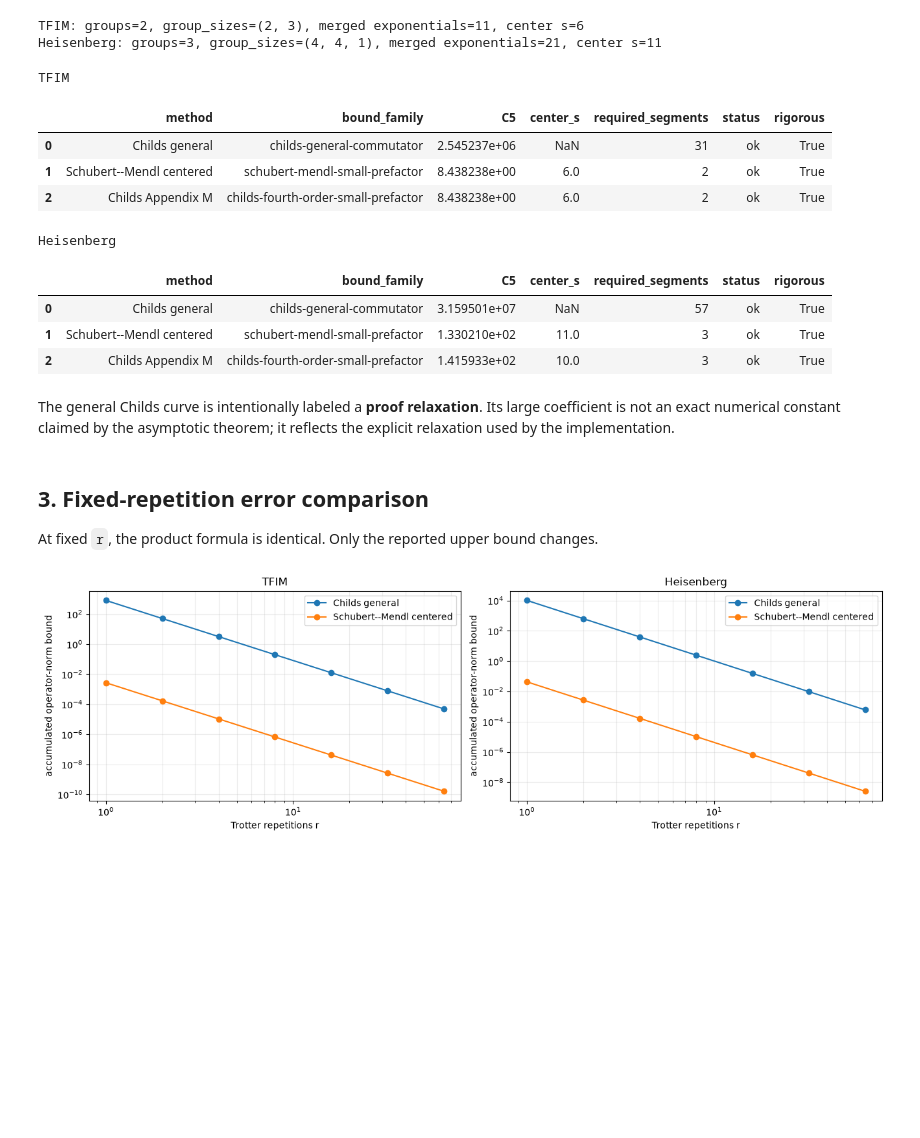
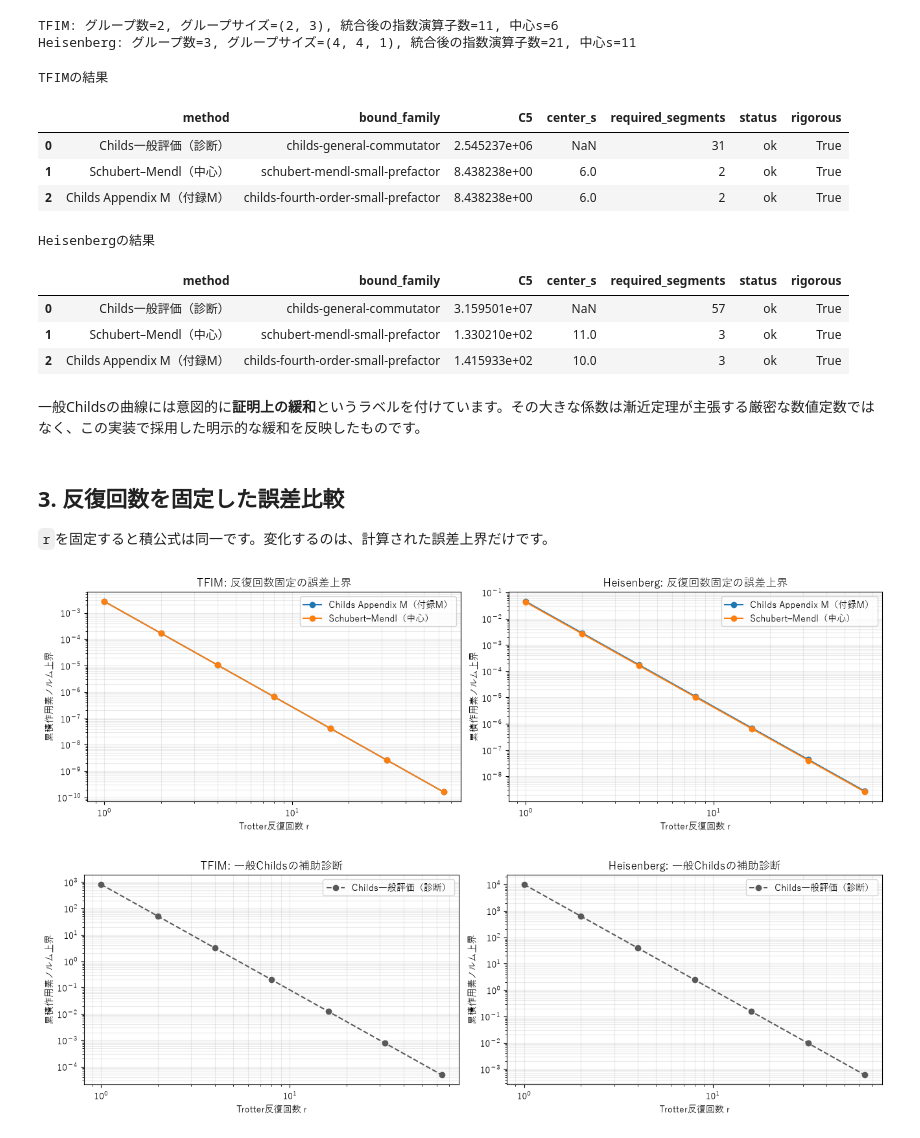
Before and after one commit to xiang-gong3944/001_hamiltonian_simulation, a Jupyter notebook: notebooks/trotter_formula_comparison.ipynb, the cells around one changed output. Drawn from its saved outputs; the diff is of its cells as text; code cells hidden in the pictures; blank space fills up the shorter version.

```diff
--- a/notebooks/trotter_formula_comparison.ipynb
+++ b/notebooks/trotter_formula_comparison.ipynb
@@ -25,6 +25,7 @@ import numpy as np
 import pandas as pd
 import matplotlib.pyplot as plt
 from IPython.display import display
+plt.rcParams["font.family"] = "Yu Gothic"
 
 from hamiltonian_resources import (
     build_fourth_order_bound_problem,
@@ -47,6 +48,11 @@ HEISENBERG_SYSTEM_SIZE_POINTS = tuple(np.unique(np.round(np.geomspace(3, 50, 16)
 TARGET_ERRORS = tuple(np.logspace(-2, -8, 13))
 RESOURCE_TARGET_ERRORS = (1e-2, 3e-3, 1e-3)
 BASE_QUBITS = 3
+DISPLAY_NAMES = {
+    "Childs Appendix M": "Childs Appendix M（付録M）",
+    "Schubert--Mendl centered": "Schubert–Mendl（中心）",
+    "Childs general": "Childs一般評価（診断）",
+}
 
 pd.set_option("display.max_columns", None)
 # %% [markdown]
@@ -83,12 +89,12 @@ for name, hamiltonian in model_cases(BASE_QUBITS).items():
     base_problems[name], base_results[name] = compare_bound_methods(hamiltonian)
     problem = base_problems[name]
     print(
-        f"{name}: groups={problem.group_count}, group_sizes={problem.group_sizes}, "
-        f"merged exponentials={problem.exponential_count}, center s={problem.centered_index}"
+        f"{name}: グループ数={problem.group_count}, グループサイズ={problem.group_sizes}, "
+        f"統合後の指数演算子数={problem.exponential_count}, 中心s={problem.centered_index}"
     )
 # %% [output]
-TFIM: groups=2, group_sizes=(2, 3), merged exponentials=11, center s=6
-Heisenberg: groups=3, group_sizes=(4, 4, 1), merged exponentials=21, center s=11
+TFIM: グループ数=2, グループサイズ=(2, 3), 統合後の指数演算子数=11, 中心s=6
+Heisenberg: グループ数=3, グループサイズ=(4, 4, 1), 統合後の指数演算子数=21, 中心s=11
 # %%
 def result_table(problem, results, target_error=1e-3):
     rows = []
@@ -99,7 +105,7 @@ def result_table(problem, results, target_error=1e-3):
             else None
         )
         rows.append({
-            "method": method,
+            "method": DISPLAY_NAMES[method],
             "bound_family": result.bound_family,
             "C5": result.one_step_coefficient,
             "center_s": result.center_index,
@@ -110,40 +116,61 @@ def result_table(problem, results, target_error=1e-3):
     return pd.DataFrame(rows)
 
 for name in base_problems:
-    print(name)
+    print(f"{name}の結果")
     display(result_table(base_problems[name], base_results[name]))
 # %% [output]
-TFIM
+TFIMの結果
 |  | method | bound_family | C5 | center_s | required_segments | status | rigorous |
-| 0 | Childs general | childs-general-commutator | 2.545237e+06 | NaN | 31 | ok | True |
-| 1 | Schubert--Mendl centered | schubert-mendl-small-prefactor | 8.438238e+00 | 6.0 | 2 | ok | True |
-| 2 | Childs Appendix M | childs-fourth-order-small-prefactor | 8.438238e+00 | 6.0 | 2 | ok | True |
+| 0 | Childs一般評価（診断） | childs-general-commutator | 2.545237e+06 | NaN | 31 | ok | True |
+| 1 | Schubert–Mendl（中心） | schubert-mendl-small-prefactor | 8.438238e+00 | 6.0 | 2 | ok | True |
+| 2 | Childs Appendix M（付録M） | childs-fourth-order-small-prefactor | 8.438238e+00 | 6.0 | 2 | ok | True |
-Heisenberg
+Heisenbergの結果
 |  | method | bound_family | C5 | center_s | required_segments | status | rigorous |
-| 0 | Childs general | childs-general-commutator | 3.159501e+07 | NaN | 57 | ok | True |
-| 1 | Schubert--Mendl centered | schubert-mendl-small-prefactor | 1.330210e+02 | 11.0 | 3 | ok | True |
-| 2 | Childs Appendix M | childs-fourth-order-small-prefactor | 1.415933e+02 | 10.0 | 3 | ok | True |
+| 0 | Childs一般評価（診断） | childs-general-commutator | 3.159501e+07 | NaN | 57 | ok | True |
+| 1 | Schubert–Mendl（中心） | schubert-mendl-small-prefactor | 1.330210e+02 | 11.0 | 3 | ok | True |
+| 2 | Childs Appendix M（付録M） | childs-fourth-order-small-prefactor | 1.415933e+02 | 10.0 | 3 | ok | True |
 # %% [markdown]
-The general Childs curve is intentionally labeled a **proof relaxation**. Its large coefficient is not an exact numerical constant claimed by the asymptotic theorem; it reflects the explicit relaxation used by the implementation.
+一般Childsの曲線には意図的に**証明上の緩和**というラベルを付けています。その大きな係数は漸近定理が主張する厳密な数値定数ではなく、この実装で採用した明示的な緩和を反映したものです。
 # %% [markdown]
-## 3. Fixed-repetition error comparison
+## 3. 反復回数を固定した誤差比較
 
-At fixed `r`, the product formula is identical. Only the reported upper bound changes.
+`r`を固定すると積公式は同一です。変化するのは、計算された誤差上界だけです。
 # %%
 repetition_grid = np.array([1, 2, 4, 8, 16, 32, 64])
-primary_methods = ("Childs general", "Schubert--Mendl centered")
+primary_methods = ("Childs Appendix M", "Schubert--Mendl centered")
+diagnostic_methods = ("Childs general",)
 fig, axes = plt.subplots(1, 2, figsize=(13, 4), constrained_layout=True)
 for ax, (name, results) in zip(axes, base_results.items()):
     for method in primary_methods:
         result = results[method]
         errors = [result.accumulated_error_bound(TIME, int(r)) for r in repetition_grid]
-        ax.loglog(repetition_grid, errors, marker="o", label=method)
-    ax.set_title(name)
-    ax.set_xlabel("Trotter repetitions r")
-    ax.set_ylabel("accumulated operator-norm bound")
+        ax.loglog(repetition_grid, errors, marker="o", label=DISPLAY_NAMES[method])
+    ax.set_title(f"{name}: 反復回数固定の誤差上界")
+    ax.set_xlabel("Trotter反復回数 r")
+    ax.set_ylabel("累積作用素ノルム上界")
     ax.grid(True, which="both", alpha=0.25)
     ax.legend()
 plt.show()
+
+fig, axes = plt.subplots(1, 2, figsize=(13, 4), constrained_layout=True)
+for ax, (name, results) in zip(axes, base_results.items()):
+    result = results[diagnostic_methods[0]]
+    errors = [result.accumulated_error_bound(TIME, int(r)) for r in repetition_grid]
+    ax.loglog(
+        repetition_grid,
+        errors,
+        marker="o",
+        linestyle="--",
+        color="0.35",
+        label=DISPLAY_NAMES[diagnostic_methods[0]],
+    )
+    ax.set_title(f"{name}: 一般Childsの補助診断")
+    ax.set_xlabel("Trotter反復回数 r")
+    ax.set_ylabel("累積作用素ノルム上界")
+    ax.grid(True, which="both", alpha=0.25)
+    ax.legend()
+plt.show()
 # %% [output]
-[figure, old version]
+[figure, new version]
+[figure, added]
 # %% [markdown]
```
Also changed, not shown: parts of 16 cells of this notebook.
